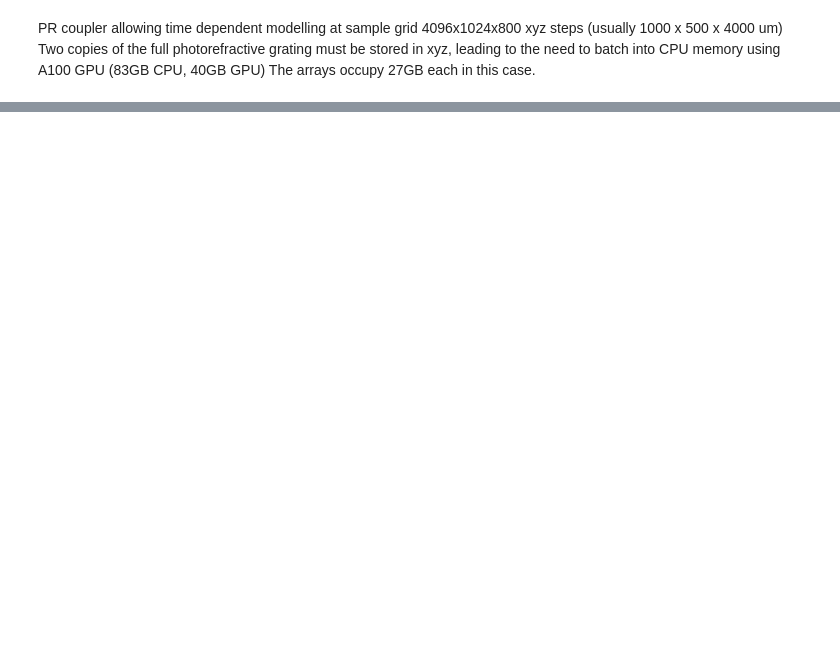
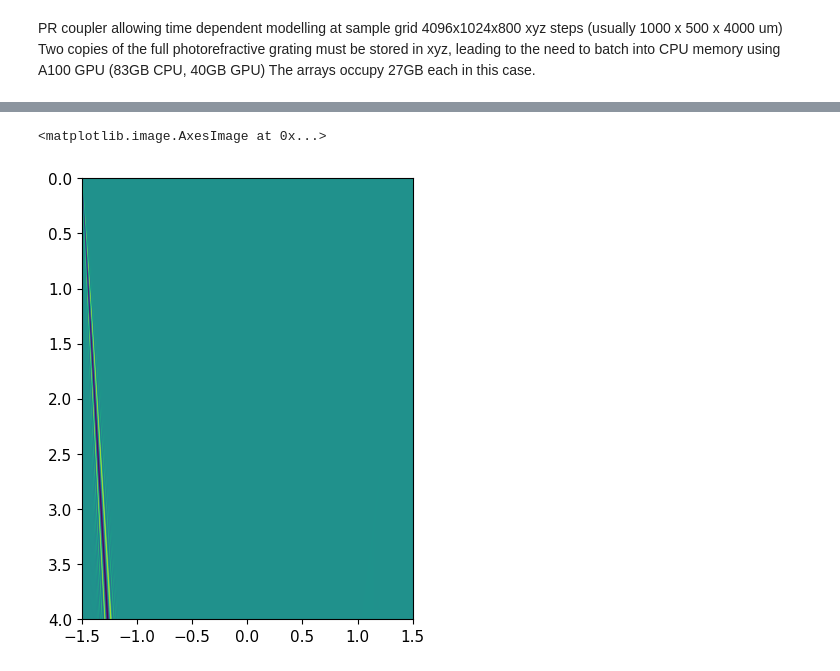
Before and after one commit to mcroning/Nonlinear-Beam-Propagation, a Jupyter notebook: PRcoupler.ipynb, the cells around one changed output, grey strips where cells are left out. Drawn from its saved outputs; the diff is of its cells as text; code cells hidden in the pictures; blank space fills up the shorter version.

```diff
--- a/PRcoupler.ipynb
+++ b/PRcoupler.ipynb
@@ -982,3 +989,10 @@ popt,pcov [2.55265007 0.63779364] [[ 0.00014513 -0.00010822]
+# %%
+plt.imshow(ixz[-1],
+              extent=[-xaper/2000,xaper/2000,
+              prdata['rlen']/1000,0],aspect=1)
+# %% [output]
+<matplotlib.image.AxesImage at 0x...>
+[figure, added]
 # %%
 if savedata:
   from google.colab import drive
```
Also changed, not shown: parts of 21 cells of this notebook.
